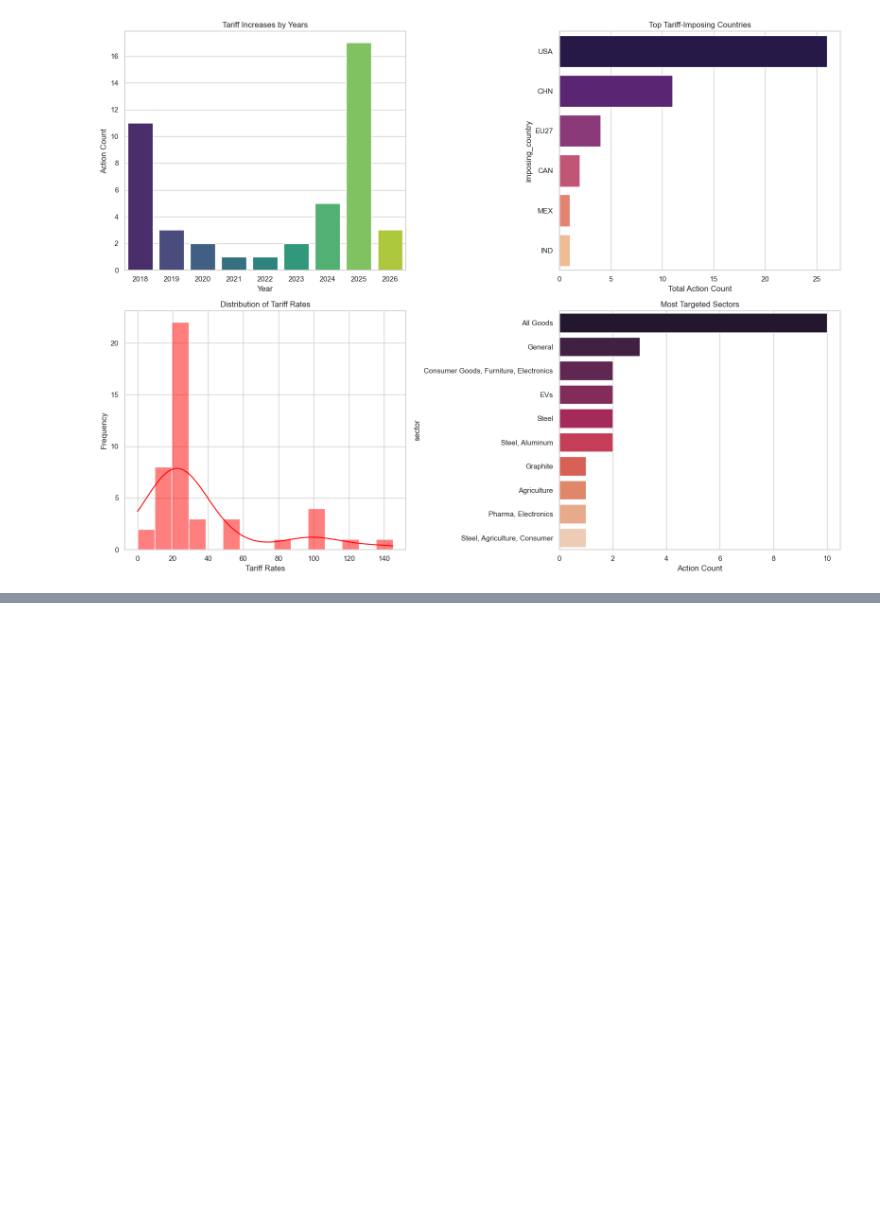
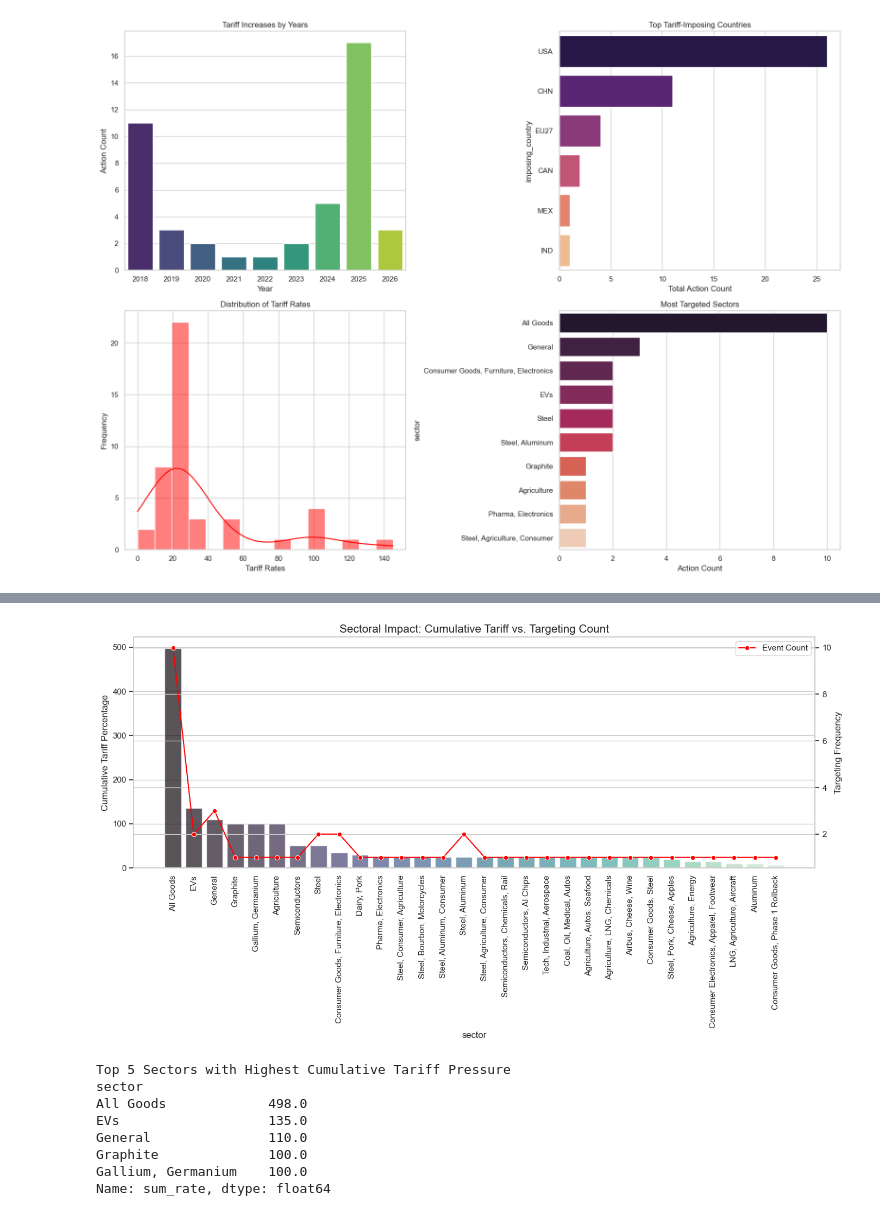
Before and after one commit to hfarukaktas/data-science-projects, a Jupyter notebook: global-trade-war/GlobalTradeWarEffectsOnMarkets.ipynb, the cells around one changed output, grey strips where cells are left out. Cells and saved outputs as stored; diff of their text form; code cells hidden in the pictures; blank space fills up the shorter version.

```diff
--- a/global-trade-war/GlobalTradeWarEffectsOnMarkets.ipynb
+++ b/global-trade-war/GlobalTradeWarEffectsOnMarkets.ipynb
@@ -208,0 +211,34 @@ Name: count, dtype: int64
+# %%
+# Calculating mean, sum, and frequency of tariff changes per sector
+sector_stats = tariff_timeline_df.groupby("sector").agg(
+    mean_rate = ("tariff_rate_pct", "mean"),
+    sum_rate = ("tariff_rate_pct", "sum"),
+    event_count = ("tariff_rate_pct", "count")
+).sort_values(by = "sum_rate", ascending = False)
+# %%
+fig, ax = plt.subplots(figsize = (14,8))
+
+sns.barplot(x = sector_stats.index, y = sector_stats["sum_rate"], ax = ax, palette = "mako", alpha = 0.7)
+ax.set_ylabel("Cumulative Tariff Percentage", fontsize=12)
+ax.set_title("Sectoral Impact: Cumulative Tariff vs. Targeting Count", fontsize=15)
+plt.xticks(rotation=90)
+
+ax2 = ax.twinx()
+sns.lineplot(x = sector_stats.index, y = sector_stats["event_count"], ax = ax2, color ="red", marker = "o", label = "Event Count")
+ax2.set_ylabel("Targeting Frequency", fontsize = 12)
+
+plt.tight_layout()
+plt.show()
+
+print("Top 5 Sectors with Highest Cumulative Tariff Pressure")
+print(sector_stats['sum_rate'].head(5))
+# %% [output]
+[figure, added]
+Top 5 Sectors with Highest Cumulative Tariff Pressure
+sector
+All Goods             498.0
+EVs                   135.0
+General               110.0
+Graphite              100.0
+Gallium, Germanium    100.0
+Name: sum_rate, dtype: float64
```
Also changed, not shown: parts of 15 cells of this notebook.
